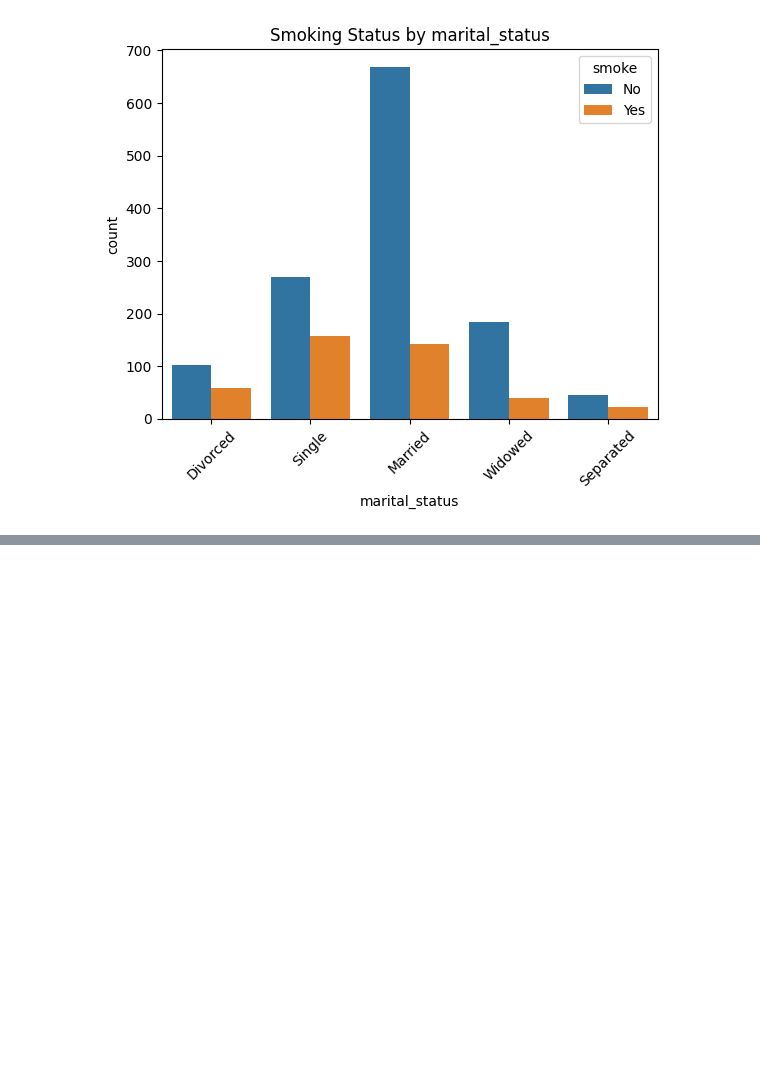
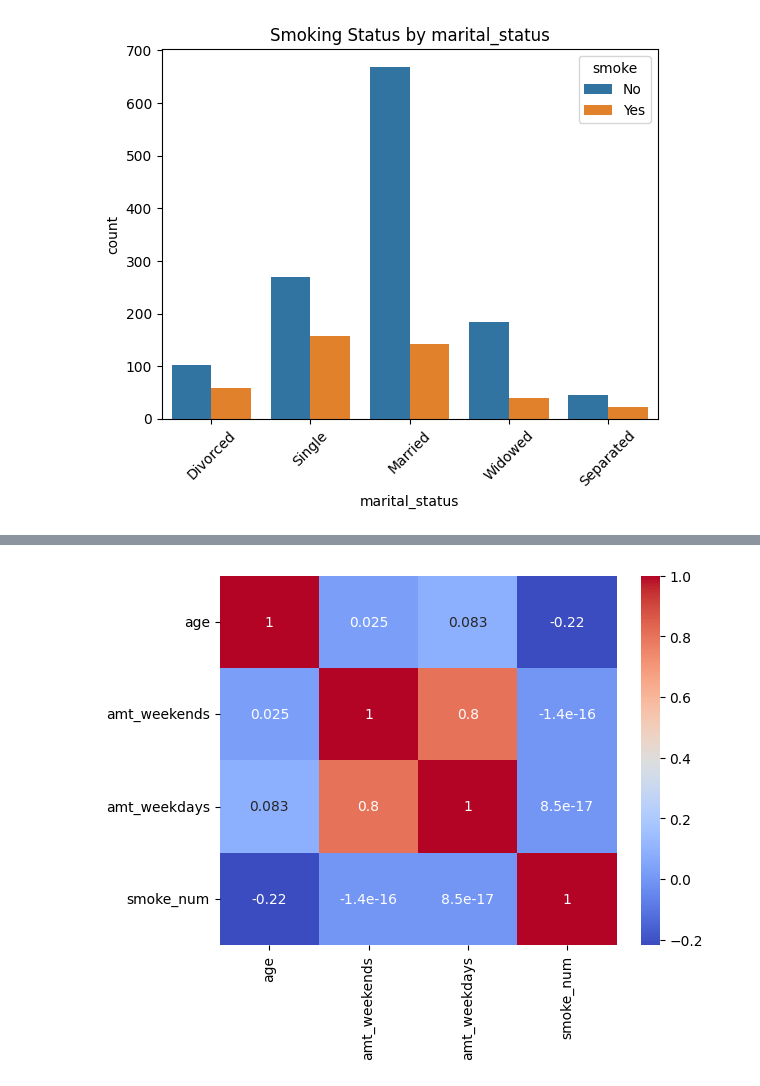
Before and after one commit to GeetAvaneesh/Exploratory-Data-Analytics-project-on-smoking-data-set-22BDS0343, a Jupyter notebook: 22BDS0343_EDA_Theory_GeetAvaneesh.ipynb, the cells around one changed output, grey strips where cells are left out. Cells and saved outputs as stored; diff of their text form; code cells hidden in the pictures; blank space fills up the shorter version.

```diff
--- a/22BDS0343_EDA_Theory_GeetAvaneesh.ipynb
+++ b/22BDS0343_EDA_Theory_GeetAvaneesh.ipynb
@@ -1064,0 +1092,8 @@ for i in listtt:
+# %%
+# anaysing smoke with age,intensity of smokeing on ends and days
+# for that we will use the numerical equavilent of smoke column
+corr_smoke = df[['age', 'amt_weekends', 'amt_weekdays', 'smoke_num']].corr()
+sns.heatmap(corr_smoke, annot=True, cmap="coolwarm")
+plt.show()
+# %% [output]
+[figure, added]
```
Also changed, not shown: parts of 13 cells of this notebook.
